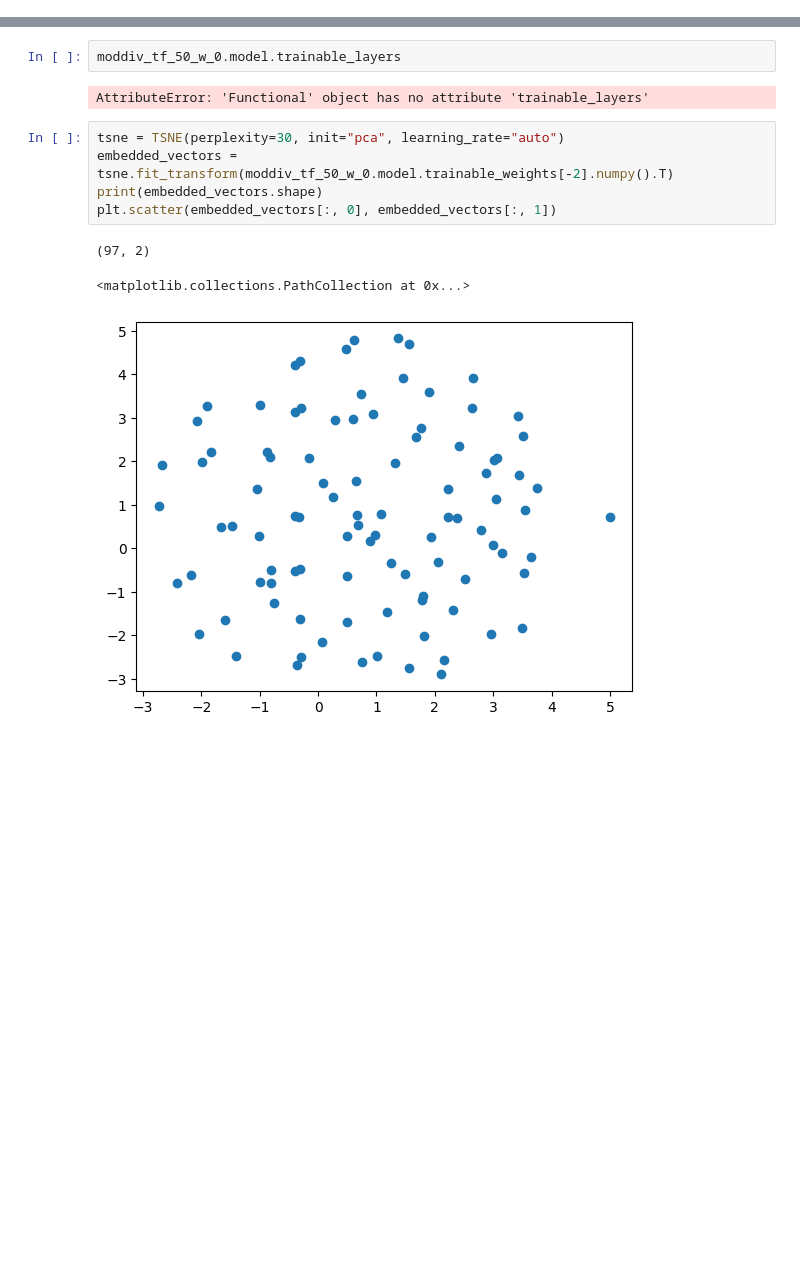
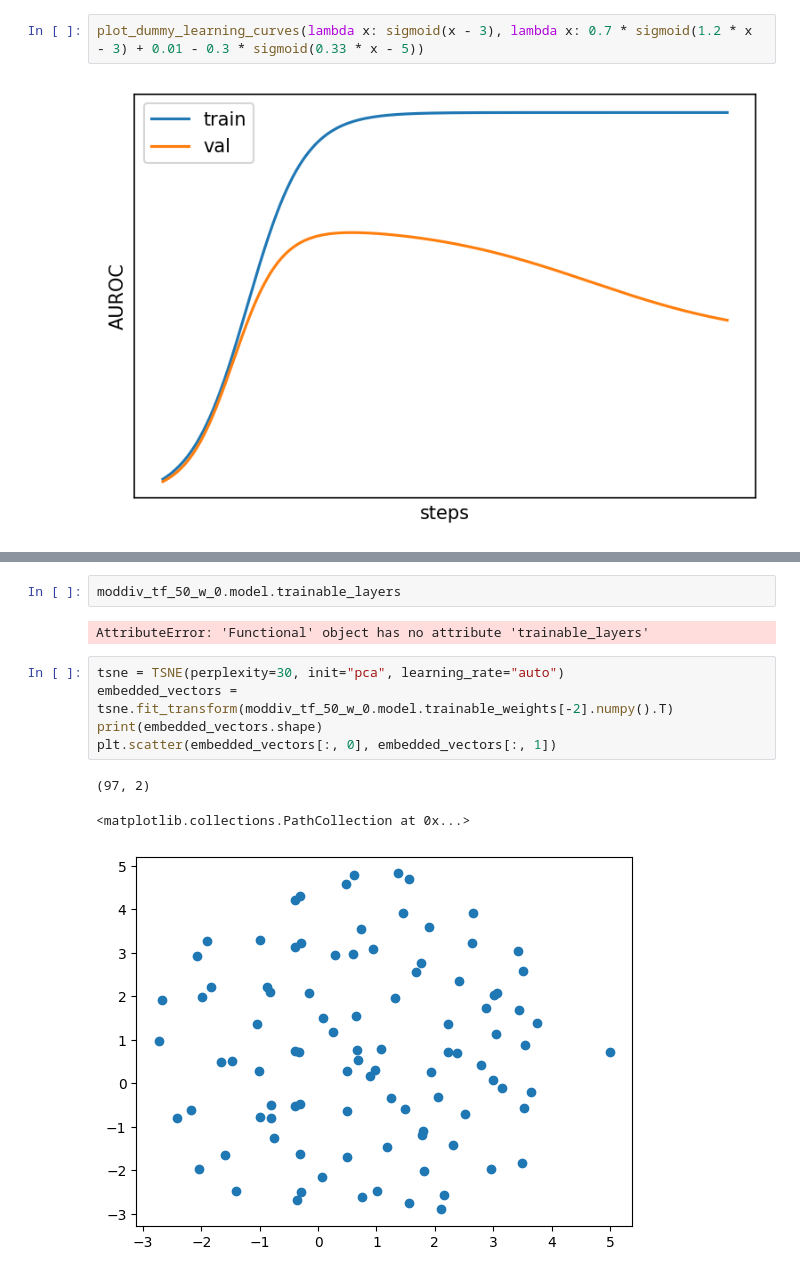
Before and after one commit to Sen-R/grokking-experiments, a Jupyter notebook: Analysis.ipynb, the cells around one changed output, grey strips where cells are left out. Cells and saved outputs as stored; diff of their text form; blank space fills up the shorter version.

```diff
--- a/Analysis.ipynb
+++ b/Analysis.ipynb
@@ -78,0 +41,4 @@ class Run:
+# %%
+plot_dummy_learning_curves(lambda x: sigmoid(x - 3), lambda x: 0.7 * sigmoid(1.2 * x - 3) + 0.01 - 0.3 * sigmoid(0.33 * x - 5))
+# %% [output]
+[figure, added]
```
Also changed, not shown: parts of 31 cells of this notebook.
